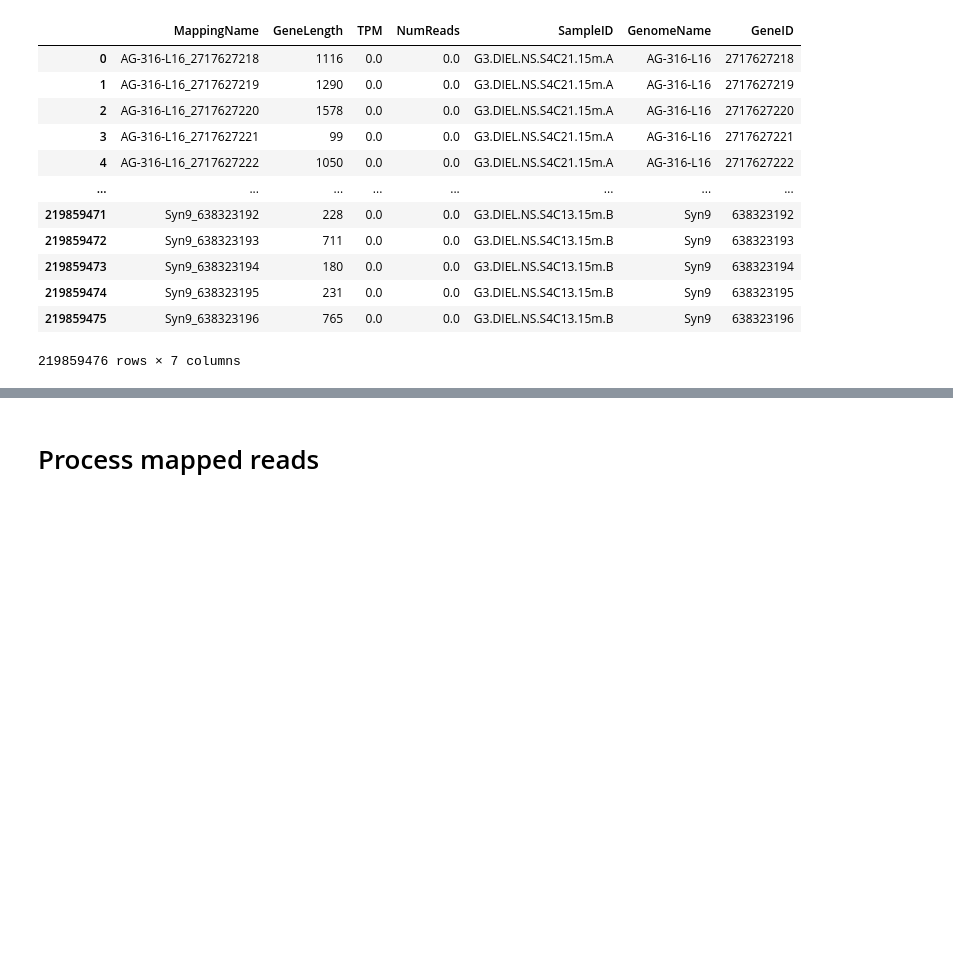
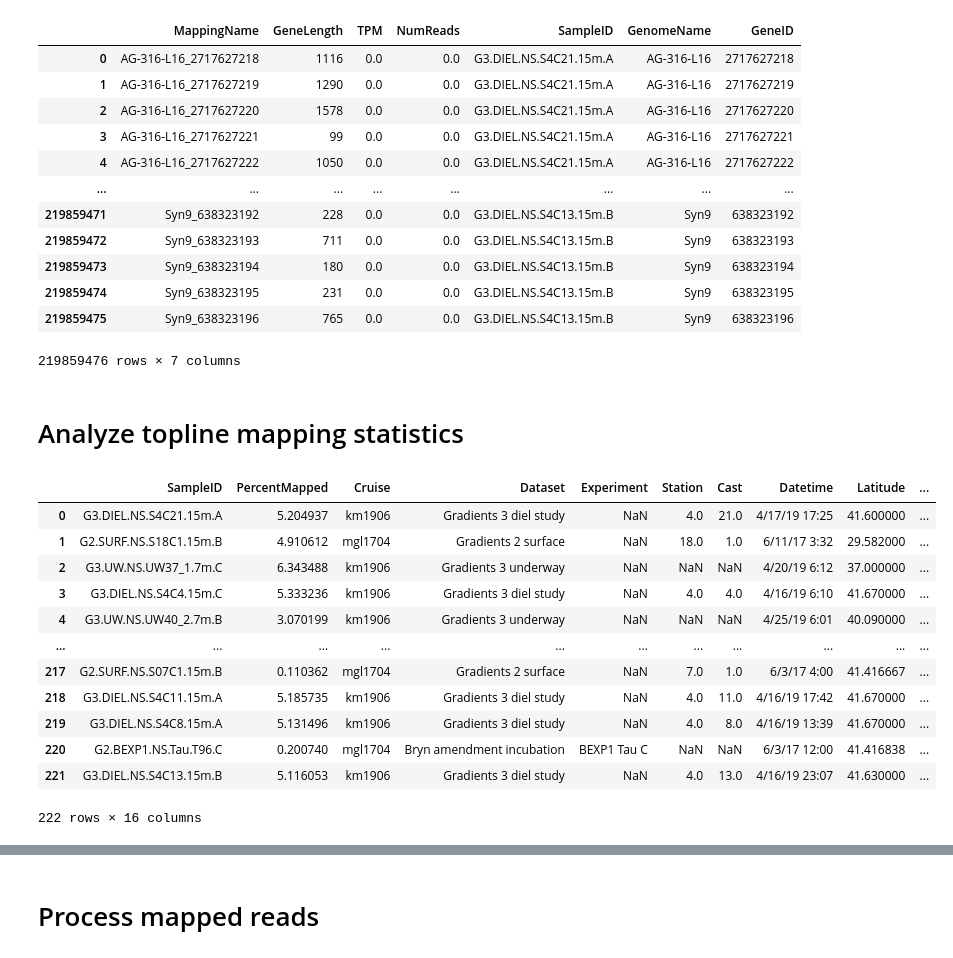
Before and after one commit to blasks/barnacle-manuscript, a Jupyter notebook: analyses/2-mapping/2-pro-syn-abundances.ipynb, the cells around one changed output, grey strips where cells are left out. Cells and saved outputs as stored; diff of their text form; code cells hidden in the pictures; blank space fills up the shorter version.

```diff
--- a/analyses/2-mapping/2-pro-syn-abundances.ipynb
+++ b/analyses/2-mapping/2-pro-syn-abundances.ipynb
@@ -184,3 +209,30 @@ mappings_df
 | 219859474 | Syn9_638323195 | 231 | 0.0 | 0.0 | G3.DIEL.NS.S4C13.15m.B | Syn9 | 638323195 |
 | 219859475 | Syn9_638323196 | 765 | 0.0 | 0.0 | G3.DIEL.NS.S4C13.15m.B | Syn9 | 638323196 |
 219859476 rows × 7 columns
+# %% [markdown]
+# Analyze topline mapping statistics
+# %%
+# compile dataframe of topline mapping statistics and combine with sample information
+
+topline_df = pd.merge(
+    left=map_stats_df[['SampleID', 'PercentMapped']],
+    right=rep_sample_df,
+    on='SampleID',
+    how='left'
+)
+
+topline_df
+# %% [output]
+|  | SampleID | PercentMapped | Cruise | Dataset | Experiment | Station | Cast | Datetime | Latitude | ... |
+| 0 | G3.DIEL.NS.S4C21.15m.A | 5.204937 | km1906 | Gradients 3 diel study | NaN | 4.0 | 21.0 | 4/17/19 17:25 | 41.600000 | ... |
+| 1 | G2.SURF.NS.S18C1.15m.B | 4.910612 | mgl1704 | Gradients 2 surface | NaN | 18.0 | 1.0 | 6/11/17 3:32 | 29.582000 | ... |
+| 2 | G3.UW.NS.UW37_1.7m.C | 6.343488 | km1906 | Gradients 3 underway | NaN | NaN | NaN | 4/20/19 6:12 | 37.000000 | ... |
+| 3 | G3.DIEL.NS.S4C4.15m.C | 5.333236 | km1906 | Gradients 3 diel study | NaN | 4.0 | 4.0 | 4/16/19 6:10 | 41.670000 | ... |
+| 4 | G3.UW.NS.UW40_2.7m.B | 3.070199 | km1906 | Gradients 3 underway | NaN | NaN | NaN | 4/25/19 6:01 | 40.090000 | ... |
+| ... | ... | ... | ... | ... | ... | ... | ... | ... | ... | ... |
+| 217 | G2.SURF.NS.S07C1.15m.B | 0.110362 | mgl1704 | Gradients 2 surface | NaN | 7.0 | 1.0 | 6/3/17 4:00 | 41.416667 | ... |
+| 218 | G3.DIEL.NS.S4C11.15m.A | 5.185735 | km1906 | Gradients 3 diel study | NaN | 4.0 | 11.0 | 4/16/19 17:42 | 41.670000 | ... |
+| 219 | G3.DIEL.NS.S4C8.15m.A | 5.131496 | km1906 | Gradients 3 diel study | NaN | 4.0 | 8.0 | 4/16/19 13:39 | 41.670000 | ... |
+| 220 | G2.BEXP1.NS.Tau.T96.C | 0.200740 | mgl1704 | Bryn amendment incubation | BEXP1 Tau C | NaN | NaN | 6/3/17 12:00 | 41.416838 | ... |
+| 221 | G3.DIEL.NS.S4C13.15m.B | 5.116053 | km1906 | Gradients 3 diel study | NaN | 4.0 | 13.0 | 4/16/19 23:07 | 41.630000 | ... |
+222 rows × 16 columns
```
Also changed, not shown: parts of 3 cells of this notebook.
